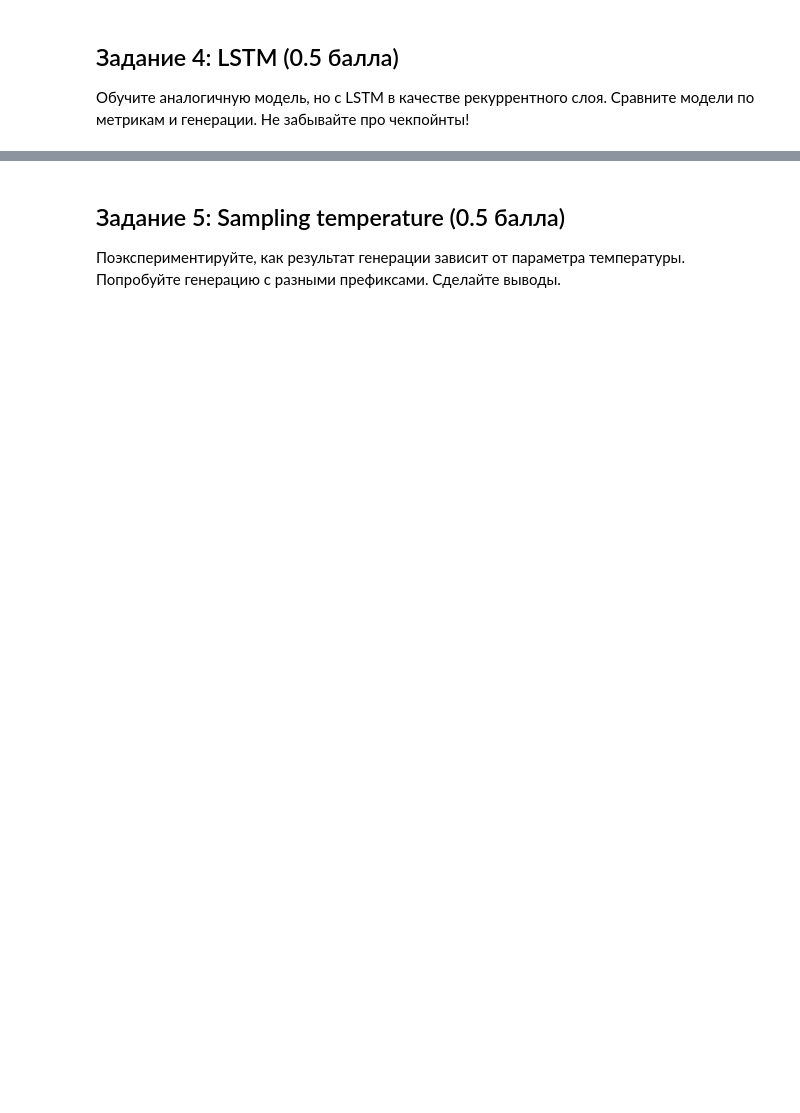
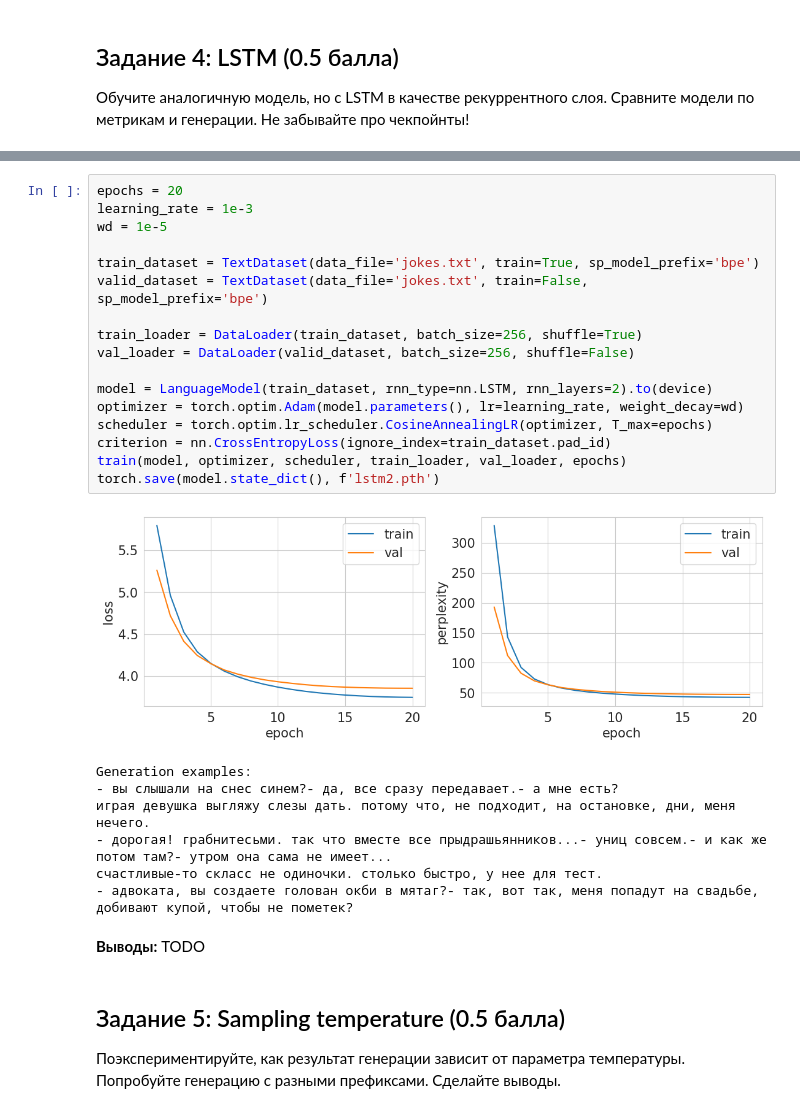
Before and after one commit to arimmean/rnn, a Jupyter notebook: shw-03-rnn.ipynb, the cells around one changed output, grey strips where cells are left out. Cells and saved outputs as stored; diff of their text form; blank space fills up the shorter version.

```diff
--- a/shw-03-rnn.ipynb
+++ b/shw-03-rnn.ipynb
@@ -158,3 +171,30 @@ torch.save(model.state_dict(), f'rnn.pt')
+# %%
+epochs = 20
+learning_rate = 1e-3
+wd = 1e-5
+
+train_dataset = TextDataset(data_file='jokes.txt', train=True, sp_model_prefix='bpe')
+valid_dataset = TextDataset(data_file='jokes.txt', train=False, sp_model_prefix='bpe')
+
+train_loader = DataLoader(train_dataset, batch_size=256, shuffle=True)
+val_loader = DataLoader(valid_dataset, batch_size=256, shuffle=False)
+
+model = LanguageModel(train_dataset, rnn_type=nn.LSTM, rnn_layers=2).to(device)
+optimizer = torch.optim.Adam(model.parameters(), lr=learning_rate, weight_decay=wd)
+scheduler = torch.optim.lr_scheduler.CosineAnnealingLR(optimizer, T_max=epochs)
+criterion = nn.CrossEntropyLoss(ignore_index=train_dataset.pad_id)
+train(model, optimizer, scheduler, train_loader, val_loader, epochs)
+torch.save(model.state_dict(), f'lstm2.pth')
+# %% [output]
+[figure, added]
+Generation examples:
+- вы слышали на снес синем?- да, все сразу передавает.- а мне есть?
+играя девушка выгляжу слезы дать. потому что, не подходит, на остановке, дни, меня нечего.
+- дорогая! грабнитесьми. так что вместе все прыдрашьянников...- униц совсем.- и как же потом там?- утром она сама не имеет...
+счастливые-то скласс не одиночки. столько быстро, у нее для тест.
+- адвоката, вы создаете голован окби в мятаг?- так, вот так, меня попадут на свадьбе, добивают купой, чтобы не пометек?
+# %% [markdown]
+**Выводы:** TODO
 # %% [markdown]
 ## Задание 5: Sampling temperature (0.5 балла)
 
```
Also changed, not shown: parts of 12 cells of this notebook, 4 other files.
